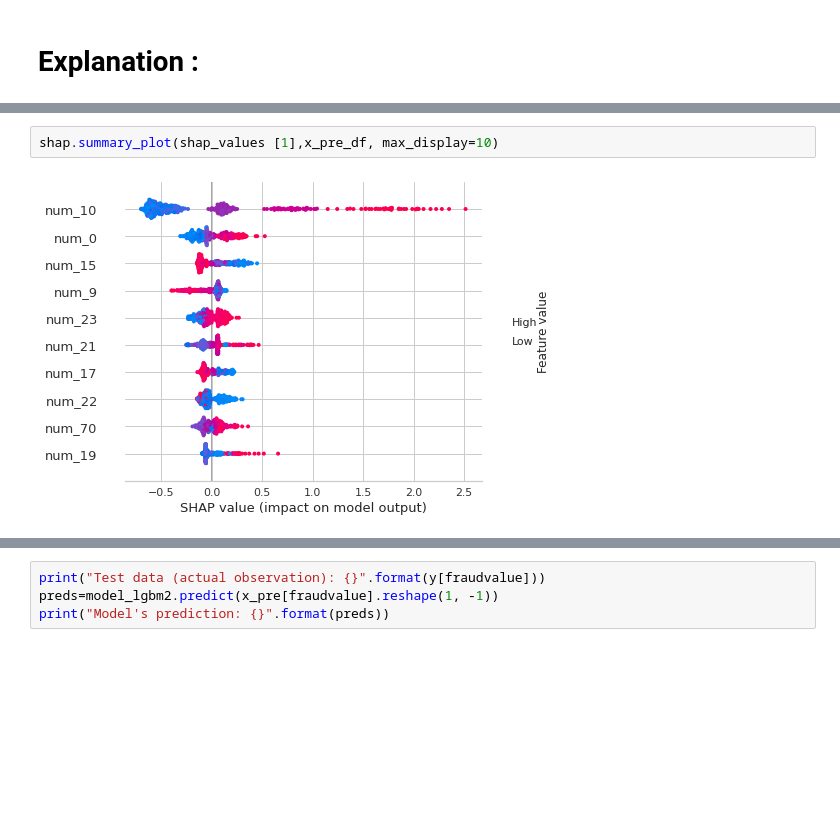
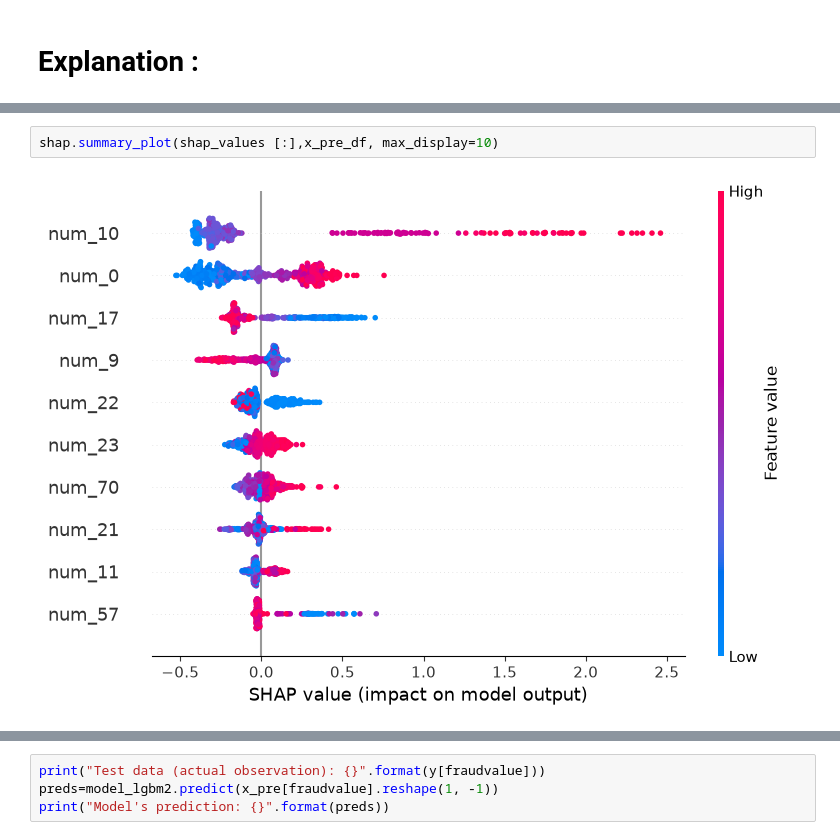
Before and after one commit to Naveensadanandan/Trust-Calibrated-Explainability-Interface, a Jupyter notebook: notebooks/credit-part4-Evaluation_Put_all_org.ipynb, the cells around one changed output, grey strips where cells are left out. Saved outputs shown, nothing was run; the diff lists cells and outputs as text; blank space fills up the shorter version.

```diff
--- a/notebooks/credit-part4-Evaluation_Put_all.ipynb
+++ b/notebooks/credit-part4-Evaluation_Put_all_org.ipynb
@@ -1646,7 +1615,7 @@ explainer.expected_value
 # %%
-shap.summary_plot(shap_values [1],x_pre_df, max_display=10)
+shap.summary_plot(shap_values [:],x_pre_df, max_display=10)
 # %% [output]
-[figure, old version]
+[figure, new version]
 # %%
 # Get the index of elements with value 1
 result = np.where(y == 0)
```
Also changed, not shown: parts of 21 cells of this notebook, 1 other file.
